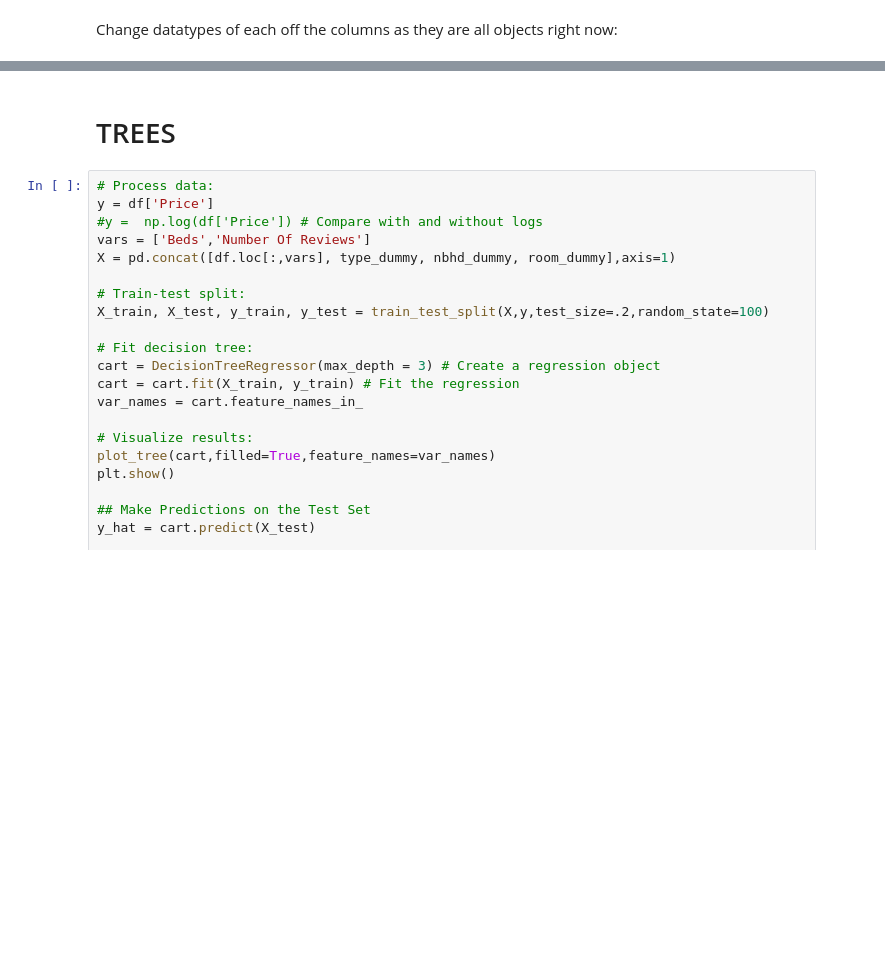
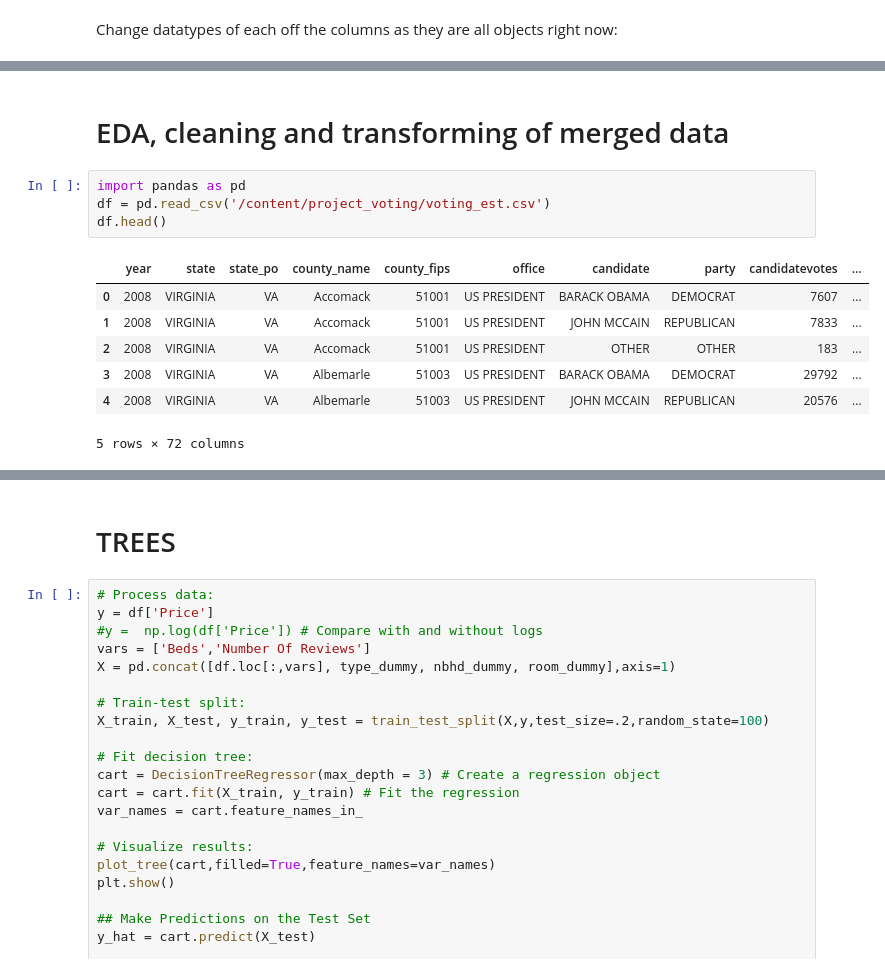
Before and after one commit to Catherine-Nguyen88/project_voting, a Jupyter notebook: Voting_Catherine's_Part.ipynb, the cells around one changed output, grey strips where cells are left out. Saved outputs shown, nothing was run; the diff lists cells and outputs as text; blank space fills up the shorter version.

```diff
--- a/Voting_Catherine's_Part.ipynb
+++ b/Voting_Catherine's_Part.ipynb
@@ -447,0 +455,14 @@ print(df.dtypes)
+# %% [markdown]
+# EDA, cleaning and transforming of merged data
+# %%
+import pandas as pd
+df = pd.read_csv('/content/project_voting/voting_est.csv')
+df.head()
+# %% [output]
+|  | year | state | state_po | county_name | county_fips | office | candidate | party | candidatevotes | ... |
+| 0 | 2008 | VIRGINIA | VA | Accomack | 51001 | US PRESIDENT | BARACK OBAMA | DEMOCRAT | 7607 | ... |
+| 1 | 2008 | VIRGINIA | VA | Accomack | 51001 | US PRESIDENT | JOHN MCCAIN | REPUBLICAN | 7833 | ... |
+| 2 | 2008 | VIRGINIA | VA | Accomack | 51001 | US PRESIDENT | OTHER | OTHER | 183 | ... |
+| 3 | 2008 | VIRGINIA | VA | Albemarle | 51003 | US PRESIDENT | BARACK OBAMA | DEMOCRAT | 29792 | ... |
+| 4 | 2008 | VIRGINIA | VA | Albemarle | 51003 | US PRESIDENT | JOHN MCCAIN | REPUBLICAN | 20576 | ... |
+5 rows × 72 columns
```
Also changed, not shown: parts of 20 cells of this notebook.
